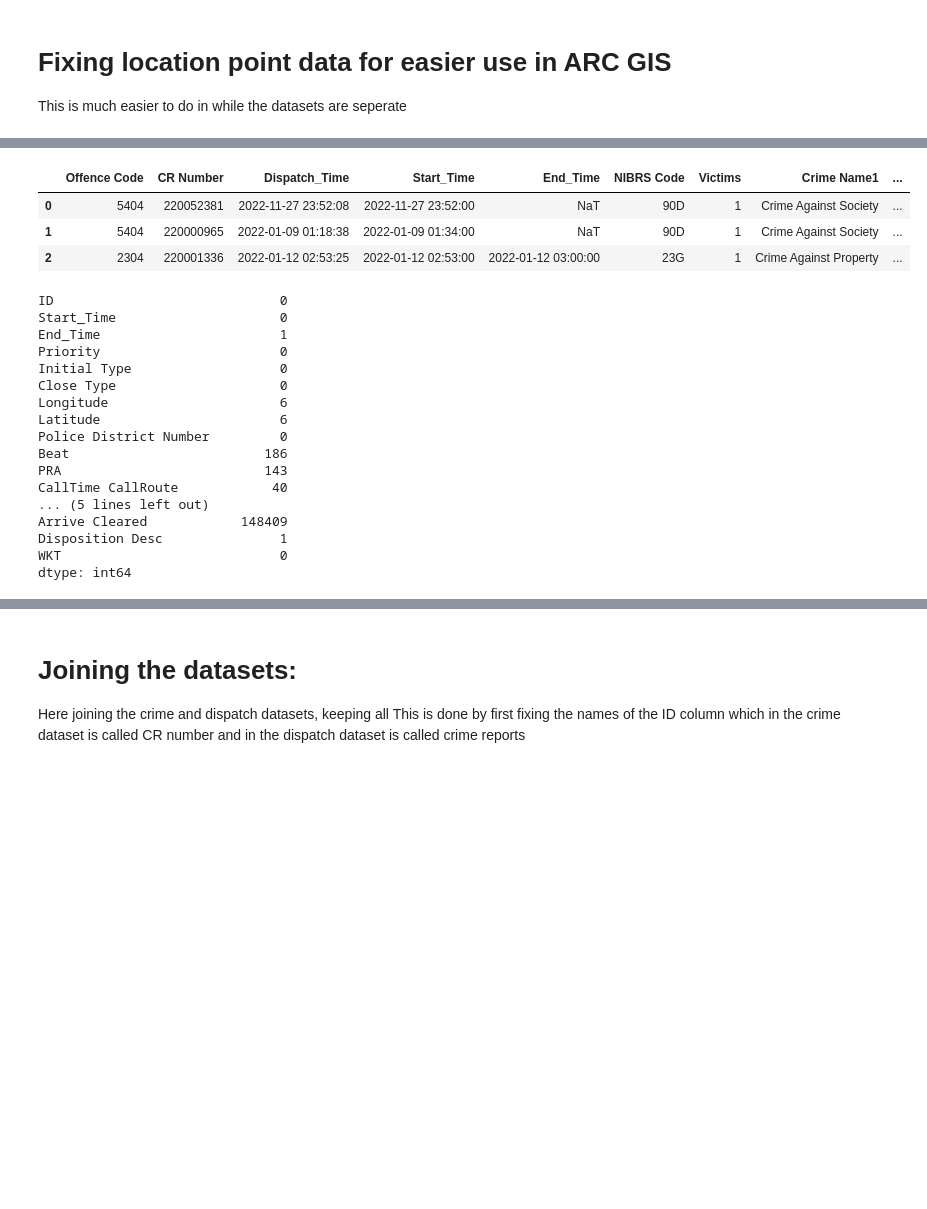
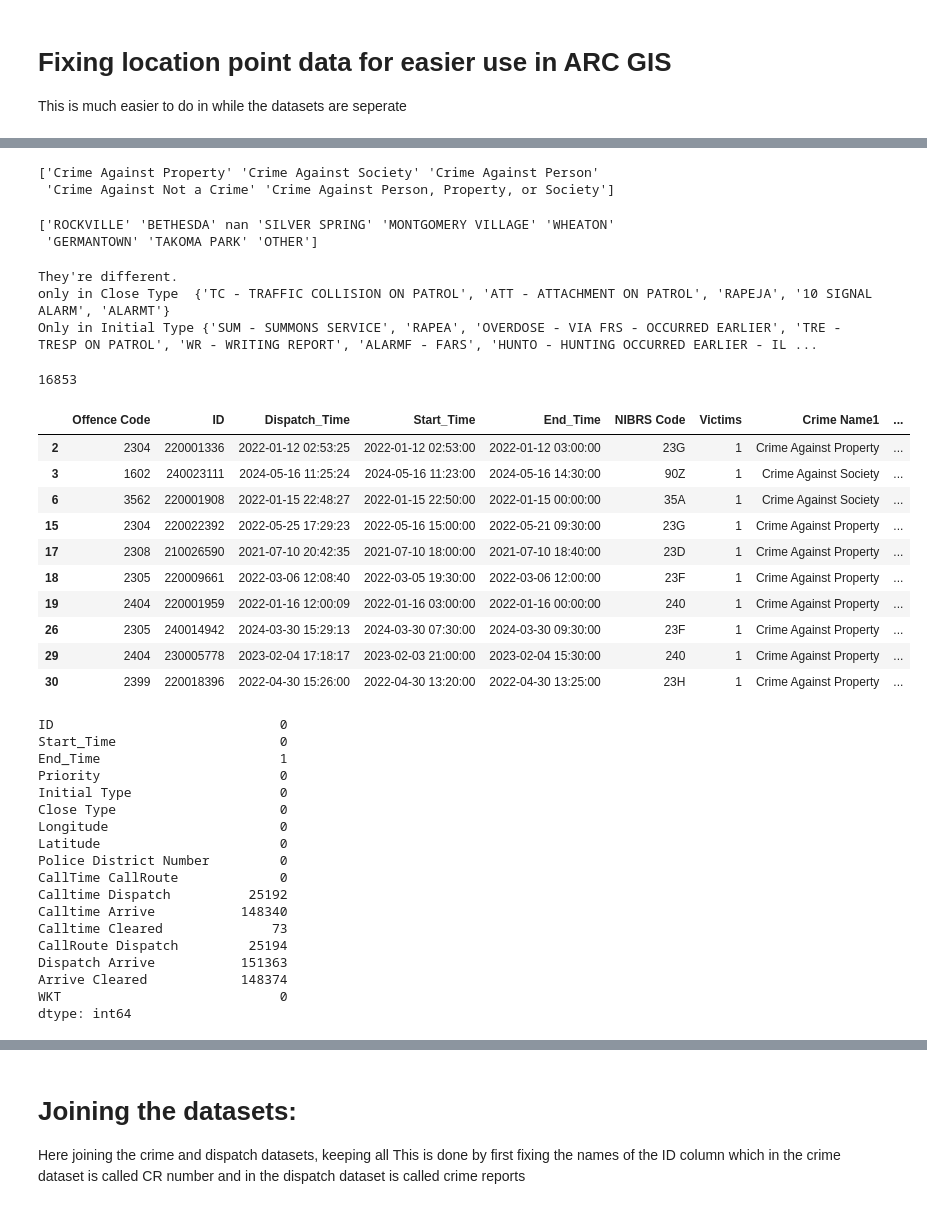
Before and after one commit to AskSalomon/DATA-205, a Jupyter notebook: PythonCapstone.ipynb, the cells around one changed output, grey strips where cells are left out. Drawn from its saved outputs; the diff is of its cells as text; code cells hidden in the pictures; blank space fills up the shorter version.

```diff
--- a/PythonCapstone.ipynb
+++ b/PythonCapstone.ipynb
@@ -87,4 +96,4 @@ Index(['GEO_ID', 'NAME', 'P1_001N', 'Unnamed: 3'], dtype='object')
 # %%
 crime.drop(['Incident ID','Block Address', 'City', 'State','Zip Code', 'Address Number', 'Street Prefix',
-       'Street Name', 'Street Suffix', 'Street Type','Location'], axis=1, inplace=True)
+       'Street Name', 'Street Suffix', 'Street Type','Location','Beat', 'PRA','Sector', 'NIBRS Code', 'Police District Name'], axis=1, inplace=True)
 # %%
@@ -192,6 +188,9 @@ print(count_dispatch_1)
 # %% [output]
 318012
 786255
+# %%
+dispatch.dropna(subset=['Longitude','Latitude',], inplace = True)
+crime.dropna(subset=['End_Date_Time','Longitude','Latitude'], inplace = True)
 # %% [markdown]
 # Fixing time and removing all entries prior to 2018
 Both datasets are needlessly large and cover too much time and too many changes to internal reporting procedure. It is therefore essential to cut down the size of the dataset we are working with.
@@ -239,0 +273,29 @@ done
+# %%
+print(crime['Crime Name1'].unique())
+# %% [output]
+['Crime Against Property' 'Crime Against Society' 'Crime Against Person'
+ 'Crime Against Not a Crime' 'Crime Against Person, Property, or Society']
+# %%
+print(crime['Police District Name'].unique())
+# %% [output]
+['ROCKVILLE' 'BETHESDA' nan 'SILVER SPRING' 'MONTGOMERY VILLAGE' 'WHEATON'
+ 'GERMANTOWN' 'TAKOMA PARK' 'OTHER']
+# %%
+set1 = set(dispatch['Close Type'])
+set2 = set(dispatch['Initial Type'])
+
+if set1 == set2:
+    print("same.")
+else:
+    print("They're different.")
+    print("only in Close Type ", set1 - set2)
+    print("Only in Initial Type", set2 - set1)
+# %% [output]
+They're different.
+only in Close Type  {'TC - TRAFFIC COLLISION ON PATROL', 'ATT - ATTACHMENT ON PATROL', 'RAPEJA', '10 SIGNAL ALARM', 'ALARMT'}
+Only in Initial Type {'SUM - SUMMONS SERVICE', 'RAPEA', 'OVERDOSE - VIA FRS - OCCURRED EARLIER', 'TRE - TRESP ON PATROL', 'WR - WRITING REPORT', 'ALARMF - FARS', 'HUNTO - HUNTING OCCURRED EARLIER - IL ...
+# %%
+incongruence = dispatch[dispatch['Close Type'] != dispatch['Initial Type']]
+print(incongruence.shape[0])
+# %% [output]
+16853
@@ -240,12 +416,18 @@ done
 # %%
-crime.head(3)
+crime.head(10)
 # %% [output]
-|  | Offence Code | CR Number | Dispatch_Time | Start_Time | End_Time | NIBRS Code | Victims | Crime Name1 | ... |
-| 0 | 5404 | 220052381 | 2022-11-27 23:52:08 | 2022-11-27 23:52:00 | NaT | 90D | 1 | Crime Against Society | ... |
-| 1 | 5404 | 220000965 | 2022-01-09 01:18:38 | 2022-01-09 01:34:00 | NaT | 90D | 1 | Crime Against Society | ... |
+|  | Offence Code | ID | Dispatch_Time | Start_Time | End_Time | NIBRS Code | Victims | Crime Name1 | ... |
 | 2 | 2304 | 220001336 | 2022-01-12 02:53:25 | 2022-01-12 02:53:00 | 2022-01-12 03:00:00 | 23G | 1 | Crime Against Property | ... |
+| 3 | 1602 | 240023111 | 2024-05-16 11:25:24 | 2024-05-16 11:23:00 | 2024-05-16 14:30:00 | 90Z | 1 | Crime Against Society | ... |
+| 6 | 3562 | 220001908 | 2022-01-15 22:48:27 | 2022-01-15 22:50:00 | 2022-01-15 00:00:00 | 35A | 1 | Crime Against Society | ... |
+| 15 | 2304 | 220022392 | 2022-05-25 17:29:23 | 2022-05-16 15:00:00 | 2022-05-21 09:30:00 | 23G | 1 | Crime Against Property | ... |
+| 17 | 2308 | 210026590 | 2021-07-10 20:42:35 | 2021-07-10 18:00:00 | 2021-07-10 18:40:00 | 23D | 1 | Crime Against Property | ... |
+| 18 | 2305 | 220009661 | 2022-03-06 12:08:40 | 2022-03-05 19:30:00 | 2022-03-06 12:00:00 | 23F | 1 | Crime Against Property | ... |
+| 19 | 2404 | 220001959 | 2022-01-16 12:00:09 | 2022-01-16 03:00:00 | 2022-01-16 00:00:00 | 240 | 1 | Crime Against Property | ... |
+| 26 | 2305 | 240014942 | 2024-03-30 15:29:13 | 2024-03-30 07:30:00 | 2024-03-30 09:30:00 | 23F | 1 | Crime Against Property | ... |
+| 29 | 2404 | 230005778 | 2023-02-04 17:18:17 | 2023-02-03 21:00:00 | 2023-02-04 15:30:00 | 240 | 1 | Crime Against Property | ... |
+| 30 | 2399 | 220018396 | 2022-04-30 15:26:00 | 2022-04-30 13:20:00 | 2022-04-30 13:25:00 | 23H | 1 | Crime Against Property | ... |
 # %%
-crime.isna().sum()
 dispatch.isna().sum()
 # %% [output]
 ID                             0
@@ -254,14 +436,15 @@ End_Time                       1
 Priority                       0
 Initial Type                   0
 Close Type                     0
-Longitude                      6
-Latitude                       6
+Longitude                      0
+Latitude                       0
 Police District Number         0
-Beat                         186
-PRA                          143
-CallTime CallRoute            40
-... (5 lines left out)
-Arrive Cleared            148409
-Disposition Desc               1
+CallTime CallRoute             0
+Calltime Dispatch          25192
+Calltime Arrive           148340
+Calltime Cleared              73
+CallRoute Dispatch         25194
+Dispatch Arrive           151363
+Arrive Cleared            148374
 WKT                            0
 dtype: int64
```
Also changed, not shown: parts of 24 cells of this notebook.
